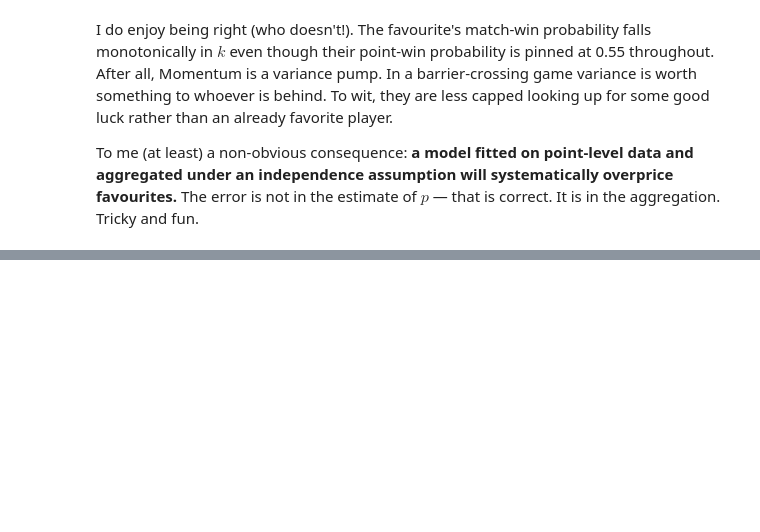
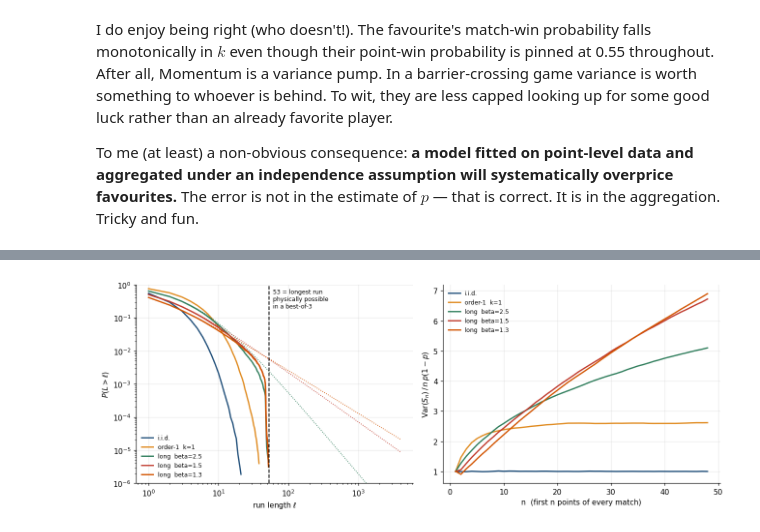
Before and after one commit to MarcoGaloppo/Break-point, a Jupyter notebook: narrative_tennis_lab.ipynb, the cells around one changed output, grey strips where cells are left out. Cells and saved outputs as stored; diff of their text form; code cells hidden in the pictures; blank space fills up the shorter version.

Commit message:
Final version for long memory after few quick checks + accountign for absorbing barriers

```diff
--- a/narrative_tennis_lab.ipynb
+++ b/narrative_tennis_lab.ipynb
@@ -589,0 +747,38 @@ error is not in the estimate of $p$ — that is correct. It is in the aggregatio
+# %%
+SHOW = ["i.i.d.", "order-1  k=1", "long  beta=2.5", "long  beta=1.5", "long  beta=1.3"]
+
+fig, (ax1, ax2) = plt.subplots(1, 2, figsize=(12, 4.6))
+
+for label, kw, col in CONFIGS:
+    if label not in SHOW:
+        continue
+    runs = np.concatenate([run_lengths(x) for x in paths_by_label[label]])
+    ell, cnt = np.unique(runs, return_counts=True)
+    surv = 1.0 - np.cumsum(cnt) / cnt.sum()
+    keep = surv > 0
+    ax1.loglog(ell[keep], surv[keep], "-", color=col, lw=1.8, label=label)
+
+    if kw.get("memory"):                       # the unbounded law we actually specified
+        beta, gamma_a, _ = TennisSimulator(**kw).hazard_params
+        e = np.arange(1, 4001)
+        ax1.loglog(e, run_survival(e, beta, gamma_a), ":", color=col, lw=1.1)
+
+    first48 = np.array([x[:48] for x in paths_by_label[label]])
+    cs = np.cumsum(first48, axis=1, dtype=np.int32)
+    ax2.plot(np.arange(1, 49), cs.var(axis=0, ddof=1) / (np.arange(1, 49) * PQ),
+             "-", color=col, lw=1.8, label=label)
+
+ax1.axvline(53, color="k", ls="--", lw=1.3)
+ax1.text(60, 0.20, "53 = longest run\nphysically possible\nin a best-of-3", fontsize=8)
+ax1.set_ylim(1e-6, 1)
+ax1.set_xlabel(r"run length $\ell$")
+ax1.set_ylabel(r"$P(L > \ell)$")
+ax1.legend(fontsize=8, loc="lower left")
+
+ax2.set_xlabel("n  (first n points of every match)")
+ax2.set_ylabel(r"$\mathrm{Var}(S_n)\,/\,n\,p(1-p)$")
+ax2.legend(fontsize=8, loc="upper left")
+
+plt.tight_layout(); plt.show()
+# %% [output]
+[figure, added]
```
Also changed, not shown: parts of 10 cells of this notebook, 7 other files.
